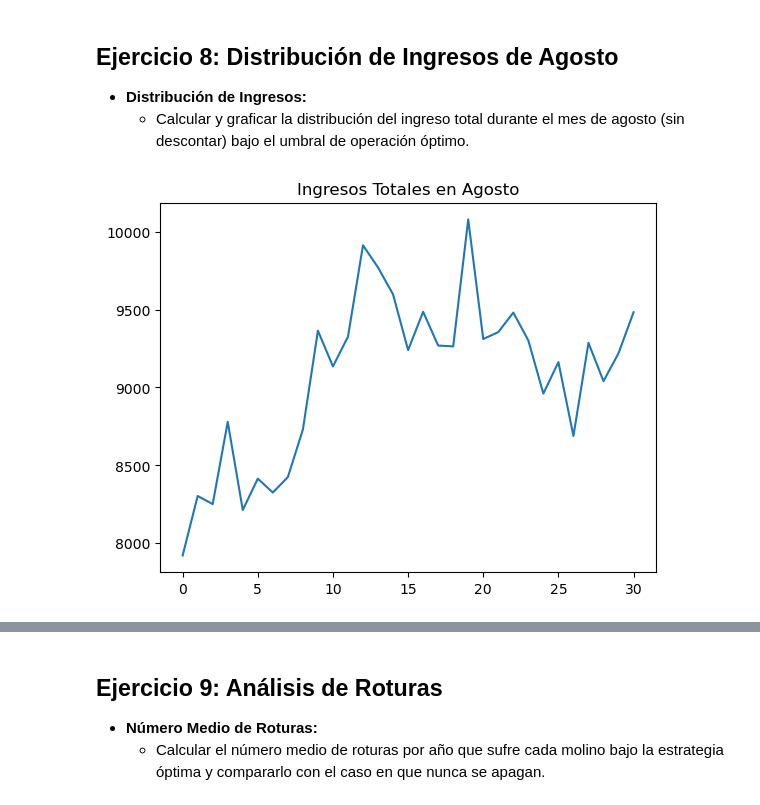
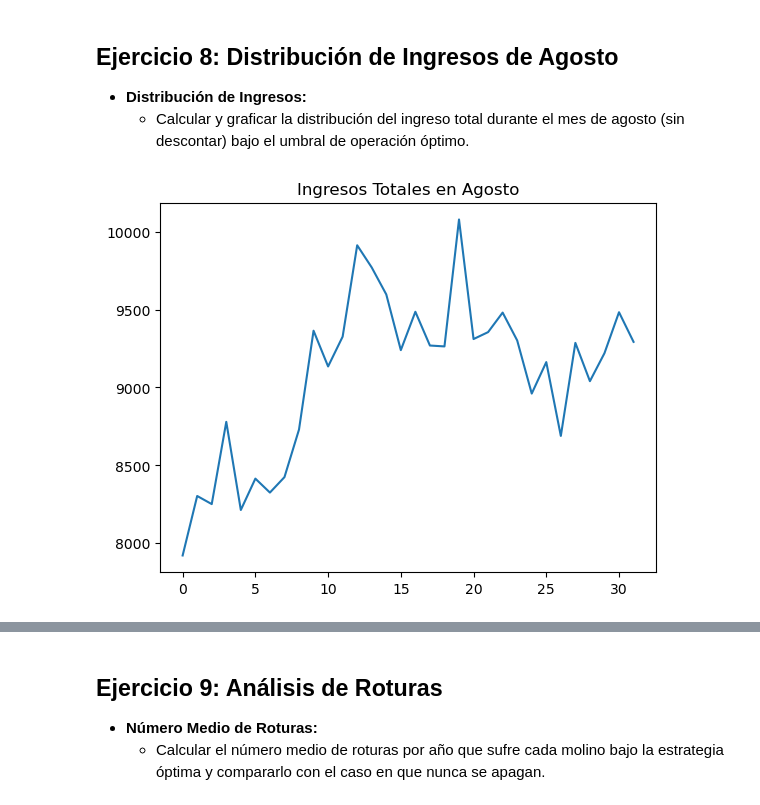
Before and after one commit to olmiave/ACN_TP1, a Jupyter notebook: TP1.ipynb, the cells around one changed output, grey strips where cells are left out. Saved outputs shown, nothing was run; the diff lists cells and outputs as text; code cells hidden in the pictures.

Commit message:
ex.8 add plot

```diff
--- a/TP1.ipynb
+++ b/TP1.ipynb
@@ -1003,13 +1003,15 @@ plt.show()
   - Calcular y graficar la distribución del ingreso total durante el mes de agosto (sin descontar) bajo el umbral de operación óptimo.
 # %%
 #Sumamos ambos ingresos y luego tomamos unicamente en los dias de agosto
+ingresos_totales= ingresos_n + ingresos_s
+start_day = 213
+month_duration = 31
+end_day = start_day + month_duration
 
-ingresos_totales= ingresos_n + ingresos_s
-
-ingresos_agosto = ingresos_totales[:, 213:244]
+ingresos_agosto = ingresos_totales[:, start_day : end_day+1]
 
 plt.plot(np.mean(ingresos_agosto, axis = 0))
 plt.title('Ingresos Totales en Agosto')
 plt.show()
 # %% [output]
-[figure, old version]
+[figure, new version]
```
Also changed, not shown: parts of 3 cells of this notebook.
